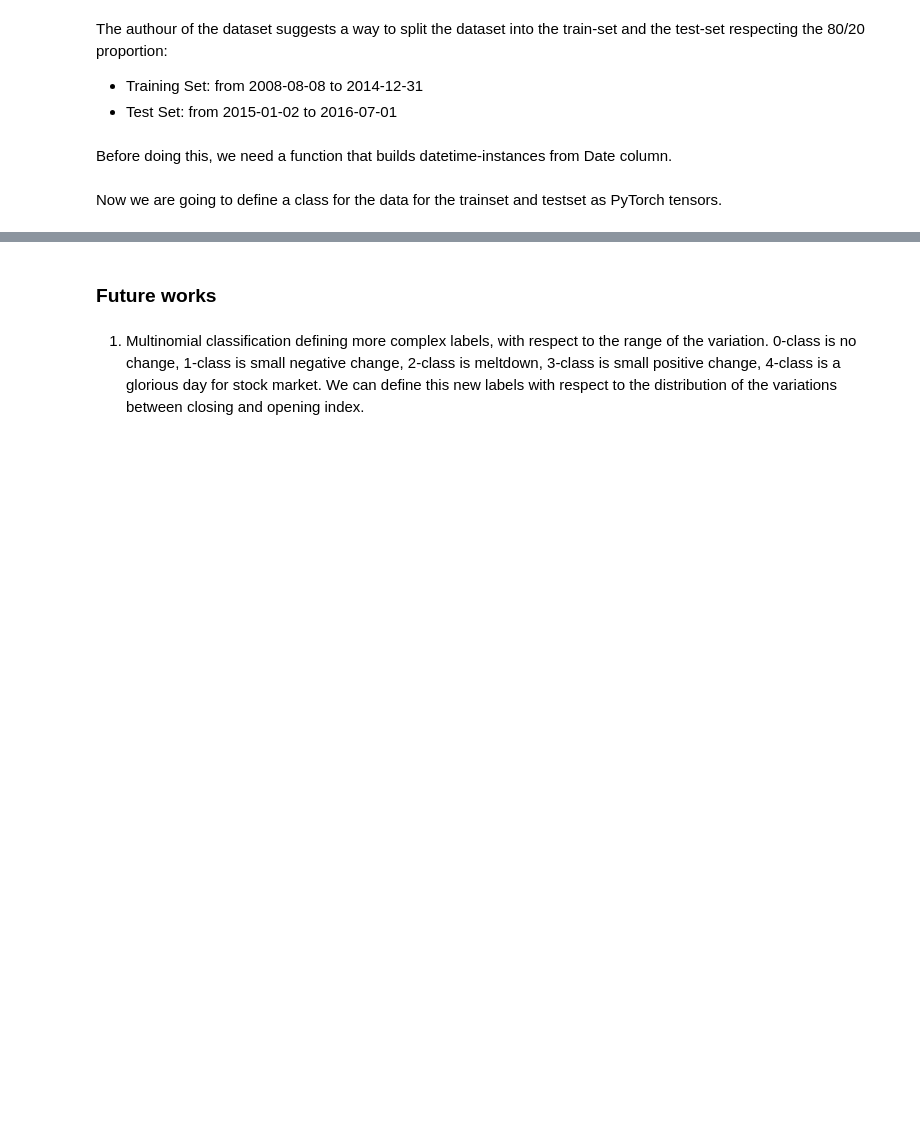
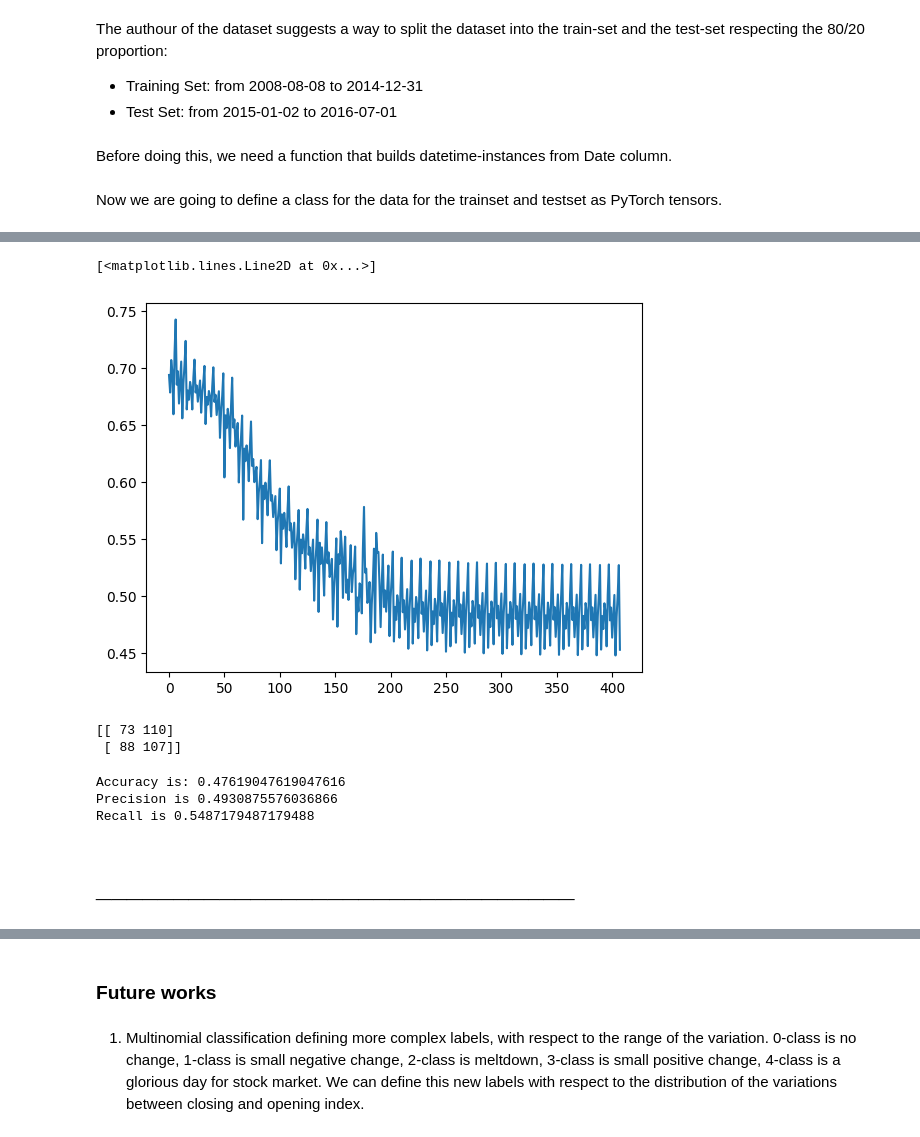
Before and after one commit to LeoDiNino97/FDS_final_project, a Jupyter notebook: FNN.ipynb, the cells around one changed output, grey strips where cells are left out. Saved outputs shown, nothing was run; the diff lists cells and outputs as text; code cells hidden in the pictures; blank space fills up the shorter version.

```diff
--- a/FNN.ipynb
+++ b/FNN.ipynb
@@ -288,19 +286,20 @@ from torch import Dataset
 # %%
-class DataLoader(Dataset):
+class DataBuilder(Dataset):
     def __init__(self, X_data, y_data):
+        self.n_samples = len(X_data)
         self.X_data = X_data
         self.y_data = y_data
     def __getitem__(self, index):
         return self.X_data[index], self.y_data[index]
     def __len__(self):
-        pass
+        return self.n_samples
 # %%
-train = DataLoader(train_set['TFIDF Vectorization'], train_set['Label'])
-test = DataLoader(test_set['TFIDF Vectorization'], test_set['Label'])
+train = DataBuilder(train_set['TFIDF Vectorization'], train_set['Label'])
+test = DataBuilder(test_set['TFIDF Vectorization'], test_set['Label'])
 # %%
-class FullyNN(Module):
+class NewsClassifier(Module):
     def __init__(self, input_size, hidden_size):
-        super(FullyNN, self).__init__()
+        super(NewsClassifier, self).__init__()
         self.input_size = input_size
         self.hidden_size = hidden_size
 
@@ -339,0 +316,23 @@ for epoch in range(num_epochs):
+# %%
+model = NewsClassifier(len(vocabulary), 10000)
+optimizer_batch = trc.optim.Adam(model.parameters(), lr=0.001)
+criterion = trc.nn.BCEWithLogitsLoss()
+
+bsize = 100
+train_loaded = DataLoader(dataset=train, batch_size=bsize)
+
+loss_list = []
+avg_loss_list = []
+n_epochs = 25
+
+for epoch in range(1,n_epochs):
+  for X_batch, y_batch in train_loaded:
+      optimizer_batch.zero_grad()
+      prediction = model.forward(X_batch)
+      loss = criterion(prediction, trc.reshape(y_batch, (len(prediction),1)).float())
+      loss.backward()
+      optimizer_batch.step()
+      loss_list.append(loss.item())
+
+      print('\repoch: {}\tLoss =  {:.3f}'.format(epoch, loss), end='')
+  print('\n')
@@ -339,0 +357,5 @@ for epoch in range(num_epochs):
+# %%
+plt.plot(loss_list)
+# %% [output]
+[<matplotlib.lines.Line2D at 0x...>]
+[figure, added]
@@ -339,0 +364,39 @@ for epoch in range(num_epochs):
+# %%
+test_loaded = DataLoader(dataset=test)
+matrix = np.zeros((2,2),dtype=np.int64)
+tp = 0
+tn = 0
+fn = 0
+fp = 0
+for X_batch, y_batch in test_loaded:
+    prediction = model.forward(X_batch)
+    if prediction > 0.5:
+        prediction = 1
+    else:
+        prediction = 0
+    if trc.tensor(prediction) == 1 and y_batch[0] == 1:
+        tp += 1
+    elif trc.tensor(prediction) == 1 and y_batch[0] == 0:
+        fp += 1
+    elif trc.tensor(prediction) == 0 and y_batch[0] == 1:
+        fn += 1
+    elif trc.tensor(prediction) == 0 and y_batch[0] == 0:
+        tn += 1
+matrix[0,0]=tn
+matrix[0,1]=fp
+matrix[1,0]=fn
+matrix[1,1]=tp
+print(matrix)
+# %% [output]
+[[ 73 110]
+ [ 88 107]]
+# %%
+print('Accuracy is:', (matrix[0,0]+matrix[1,1])/test.__len__())
+print('Precision is', (matrix[1,1]/(matrix[0,1]+matrix[1,1])))
+print('Recall is', (matrix[1,1]/(matrix[1,0]+matrix[1,1])))
+# %% [output]
+Accuracy is: 0.47619047619047616
+Precision is 0.4930875576036866
+Recall is 0.5487179487179488
+# %% [markdown]
+# _______________________________
```
Also changed, not shown: parts of 10 cells of this notebook.
